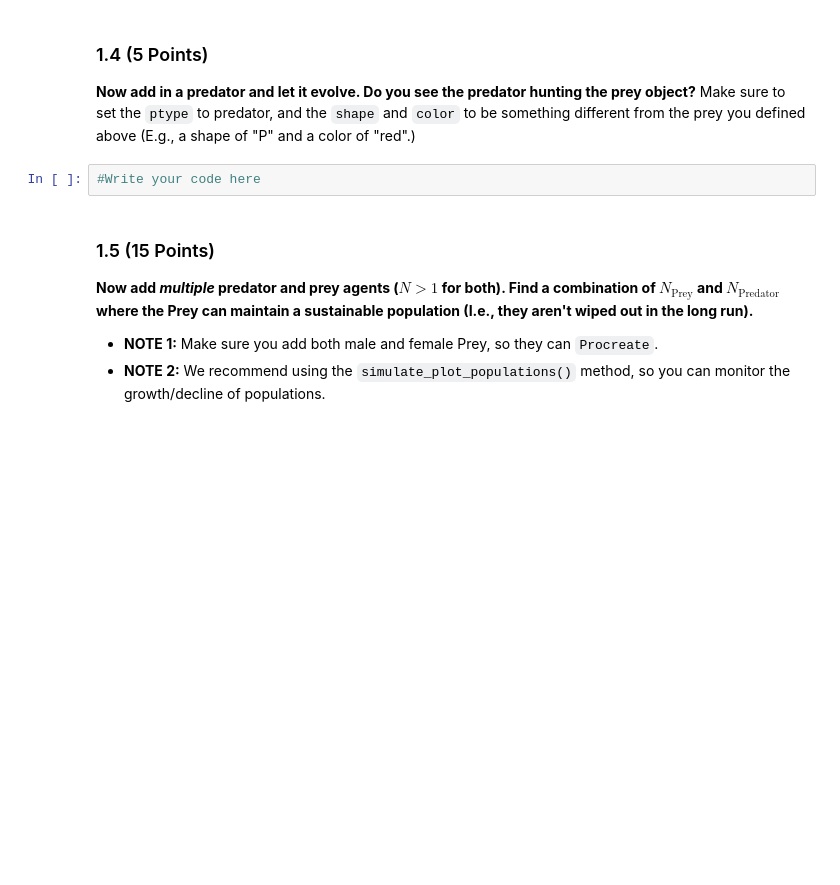
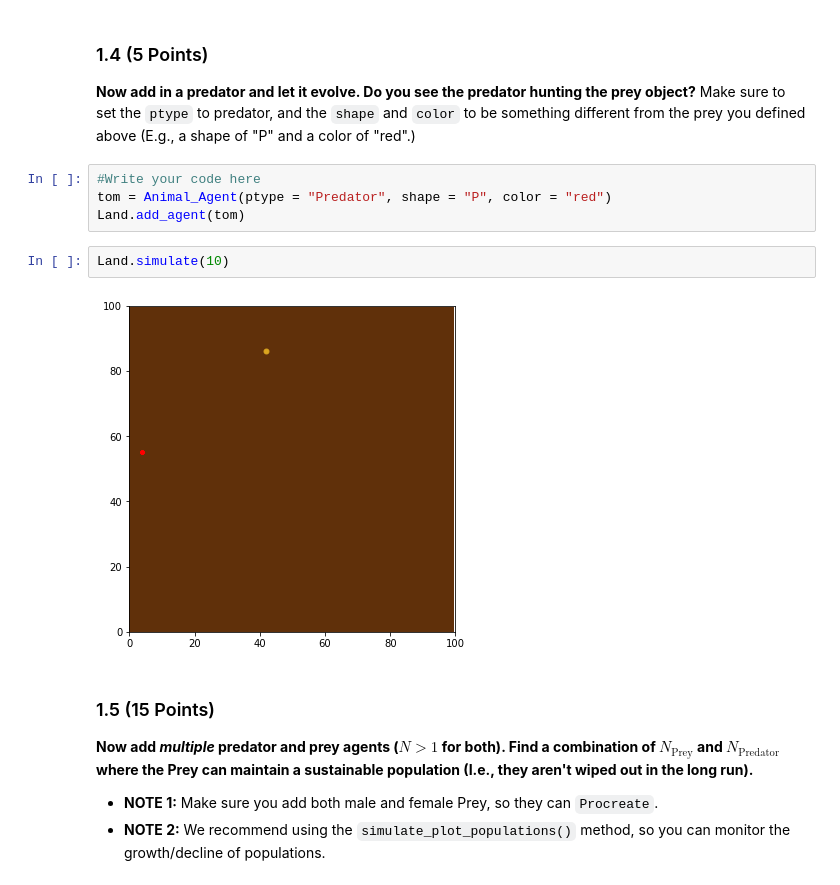
Before and after one commit to kovachel/CMSE_202_Homework_Kovach, a Jupyter notebook: hw-03/HW3_ABMs_Kovach.ipynb, the cells around one changed output. Drawn from its saved outputs; the diff is of its cells as text; blank space fills up the shorter version.

```diff
--- a/hw-03/HW3_ABMs_Kovach.ipynb
+++ b/hw-03/HW3_ABMs_Kovach.ipynb
@@ -84,6 +106,12 @@ Construct a new `Environment` object and a new `Animal_Agent` object. Specify th
 **Now add in a predator and let it evolve. Do you see the predator hunting the prey object?** Make sure to set the `ptype` to predator, and the `shape` and `color` to be something different from the prey you defined above (E.g., a shape of "P" and a color of "red".)
 # %%
 #Write your code here
+tom = Animal_Agent(ptype = "Predator", shape = "P", color = "red")
+Land.add_agent(tom)
+# %%
+Land.simulate(10)
+# %% [output]
+[figure, added]
 # %% [markdown]
 ### 1.5 (15 Points)
 
```
Also changed, not shown: parts of 22 cells of this notebook.
